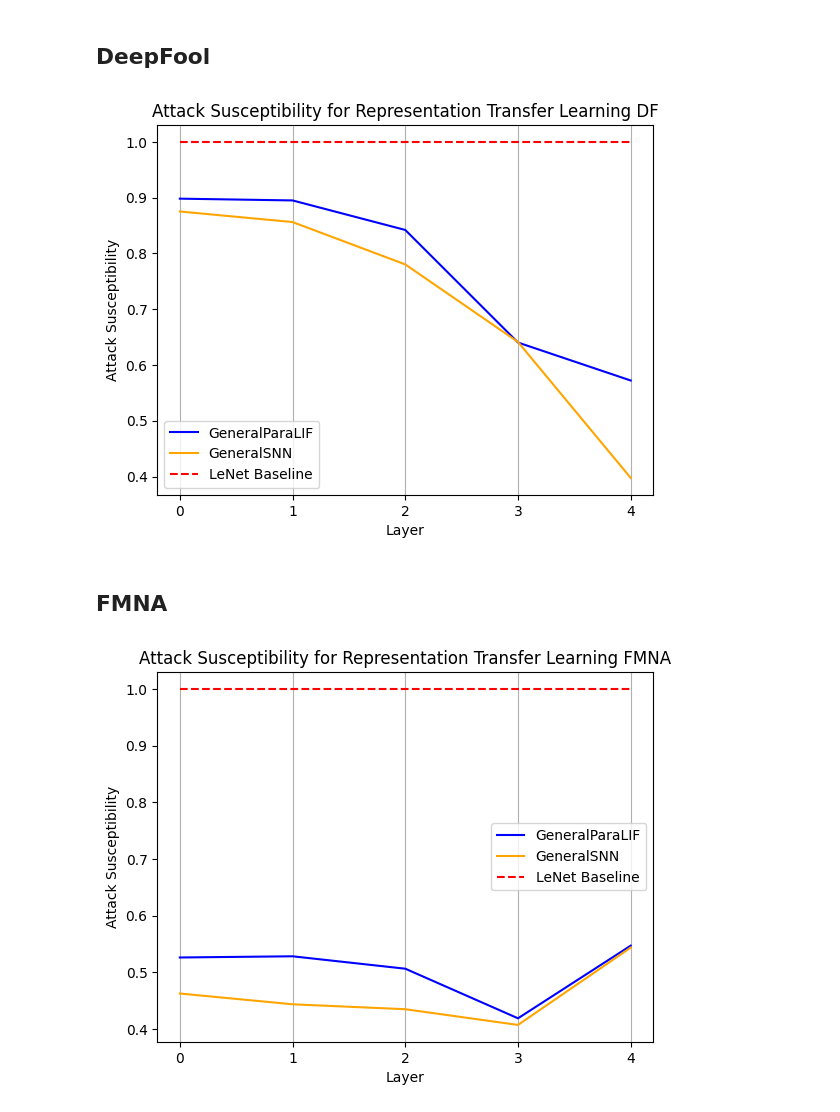
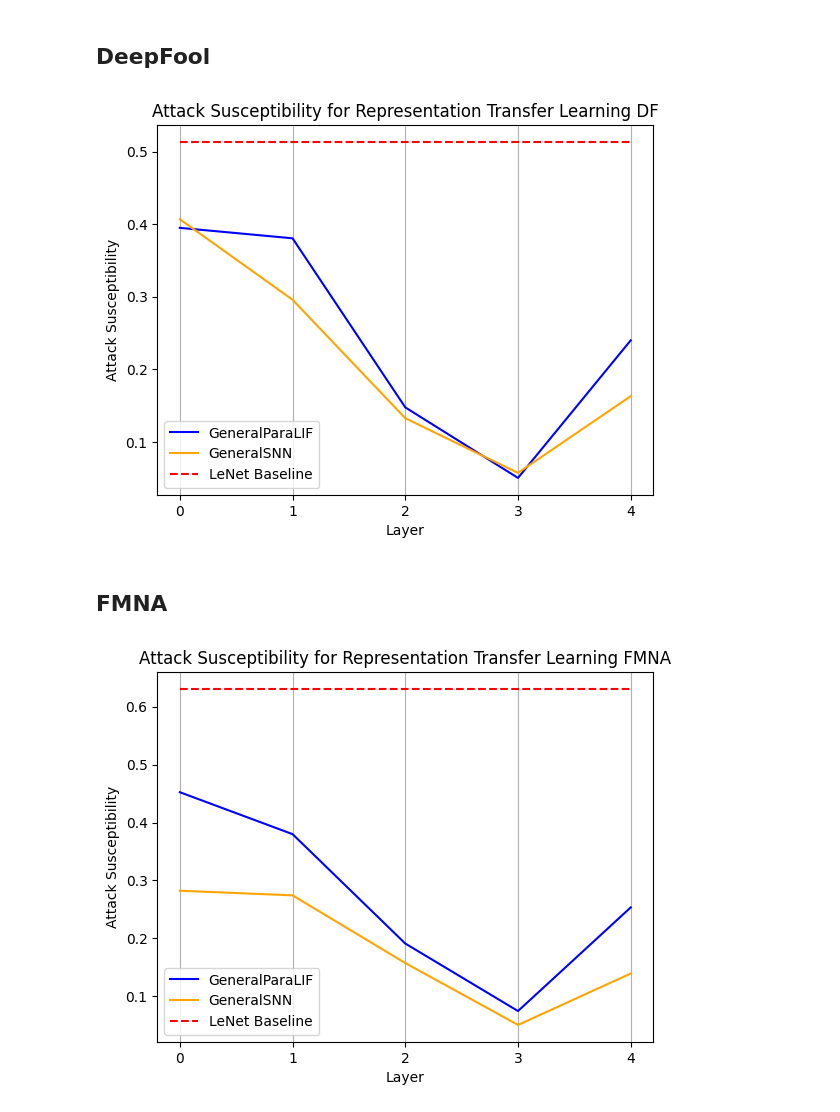
Before and after one commit to suessflorian/biological-neurons, a Jupyter notebook: Baseline Models/transfer_graphs.ipynb, the cells around one changed output. Cells and saved outputs as stored; diff of their text form; code cells hidden in the pictures.

```diff
--- a/Baseline Models/transfer_graphs.ipynb
+++ b/Baseline Models/transfer_graphs.ipynb
@@ -29,5 +29,5 @@ array(['LInfFMNAttack', 'LinfDeepFoolAttack', 'LinfFastGradientAttack'],
 # %%
-mnist = data[data['dataset'] == 'FASHION'].drop('dataset', axis = 1)
+mnist = data[data['dataset'] == 'SVHN'].drop('dataset', axis = 1)
 mnist
 # %% [output]
 |  | model | epochs_trained | extraction_layer | attack | epsilon | susceptibility_rate | train_accuracy | ... |
@@ -90,7 +112,7 @@ mnist_fgsm.epsilon.unique()
 # %% [output]
 array([0.01, 0.05, 0.1 ])
 # %%
-epsilon = 0.1
+epsilon = 0.01
 
 mnist_fgsm_epsilon = mnist_fgsm[mnist_fgsm.epsilon == epsilon]
 for model, colour in zip(unique_models, ['blue', 'orange']):
@@ -109,7 +131,7 @@ plt.show()
 # %% [markdown]
 ## DeepFool
 # %%
-epsilon = 0.1
+epsilon = 0.01
 
 mnist_deepfool = mnist[mnist.attack == 'LinfDeepFoolAttack']
 mnist_deepfool_epsilon = mnist_deepfool[mnist_deepfool.epsilon == epsilon]
@@ -125,24 +147,24 @@ plt.xticks(subset.extraction_layer)
 plt.grid(axis='x')
 plt.show()
 # %% [output]
-[figure, old version]
+[figure, new version]
 # %% [markdown]
 ## FMNA
 # %%
-epsilon = 0.1
+epsilon = 0.01
 
 mnist_fmna = mnist[mnist.attack == 'LInfFMNAttack']
 mnist_fmna_epsilon = mnist_fmna[mnist_fmna.epsilon == epsilon]
 for model, colour in zip(unique_models, ['blue', 'orange']):
     subset = mnist_fmna_epsilon[mnist_fmna_epsilon.model == model]
     plt.plot(subset.extraction_layer, subset.susceptibility_rate, color=colour)
 plt.plot(subset.extraction_layer, subset.baseline_susceptibility_rate, color='red', linestyle='dashed')
 plt.legend(unique_models.tolist() + ['LeNet Baseline'])
 plt.xlabel('Layer')
 plt.ylabel('Attack Susceptibility')
 plt.title('Attack Susceptibility for Representation Transfer Learning FMNA')
 plt.xticks(subset.extraction_layer)
 plt.grid(axis='x')
 plt.show()
 # %% [output]
-[figure, old version]
+[figure, new version]
```
Also changed, not shown: parts of 9 cells of this notebook, 16 other files.
